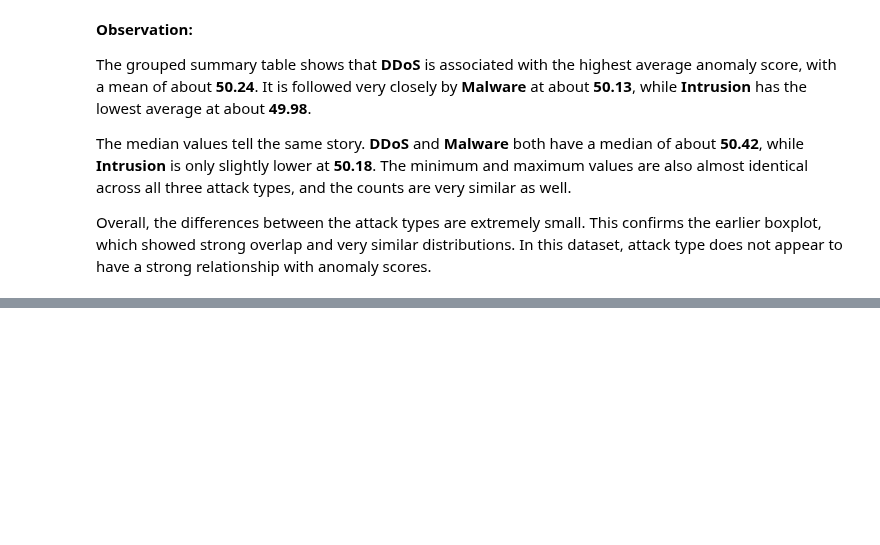
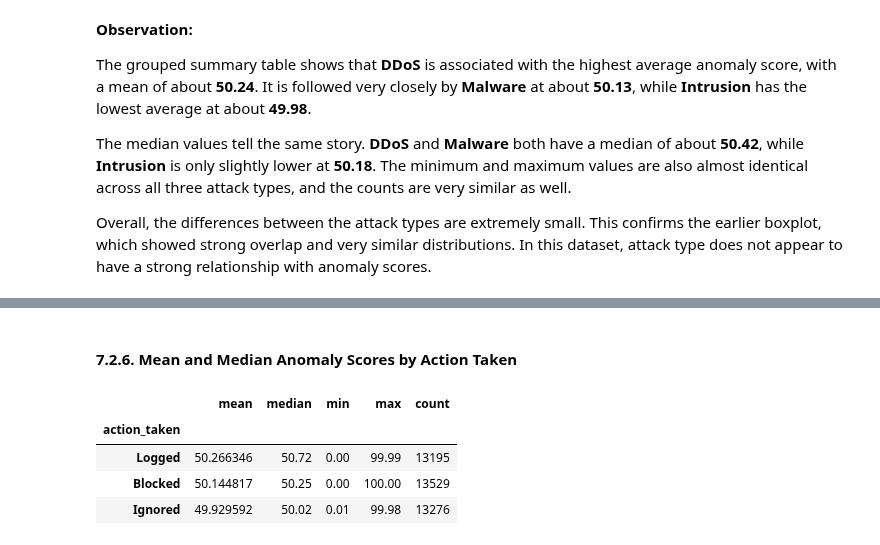
Before and after one commit to AlexanderPanagyurski/cyberattack-severity-analysis, a Jupyter notebook: Drivers of Cyberattack Severity.ipynb, the cells around one changed output, grey strips where cells are left out. Saved outputs shown, nothing was run; the diff lists cells and outputs as text; code cells hidden in the pictures; blank space fills up the shorter version.

```diff
--- a/Drivers of Cyberattack Severity.ipynb
+++ b/Drivers of Cyberattack Severity.ipynb
@@ -1969,0 +1987,16 @@ Overall, the differences between the attack types are extremely small. This conf
+# %% [markdown]
+#### 7.2.6. Mean and Median Anomaly Scores by Action Taken
+# %%
+anomaly_scores_by_action_taken = summarize_by_group(
+    cybersecurity_attacks,
+    group_col="action_taken",
+    value_col="anomaly_scores"
+)
+
+anomaly_scores_by_action_taken
+# %% [output]
+|  | mean | median | min | max | count |
+| action_taken |  |  |  |  |  |
+| Logged | 50.266346 | 50.72 | 0.00 | 99.99 | 13195 |
+| Blocked | 50.144817 | 50.25 | 0.00 | 100.00 | 13529 |
+| Ignored | 49.929592 | 50.02 | 0.01 | 99.98 | 13276 |
```
Also changed, not shown: parts of 21 cells of this notebook.
